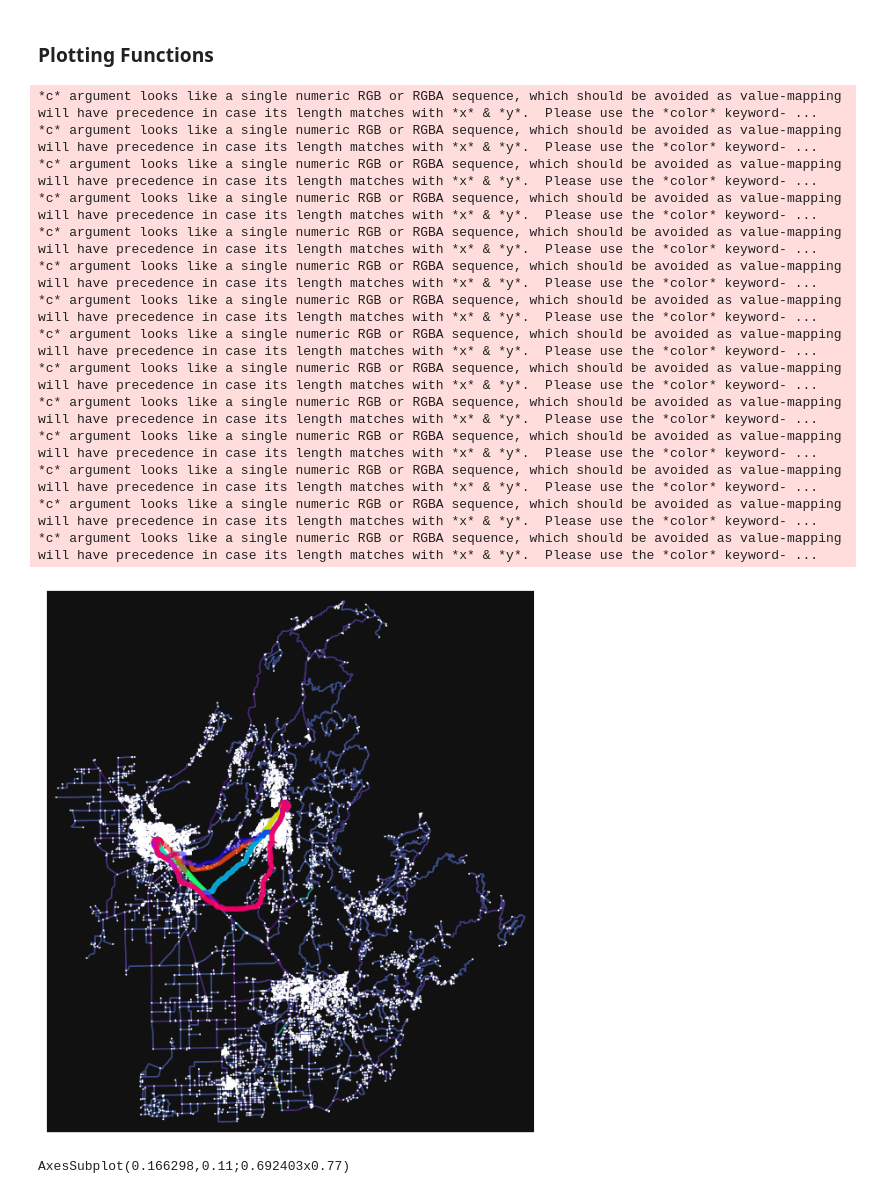
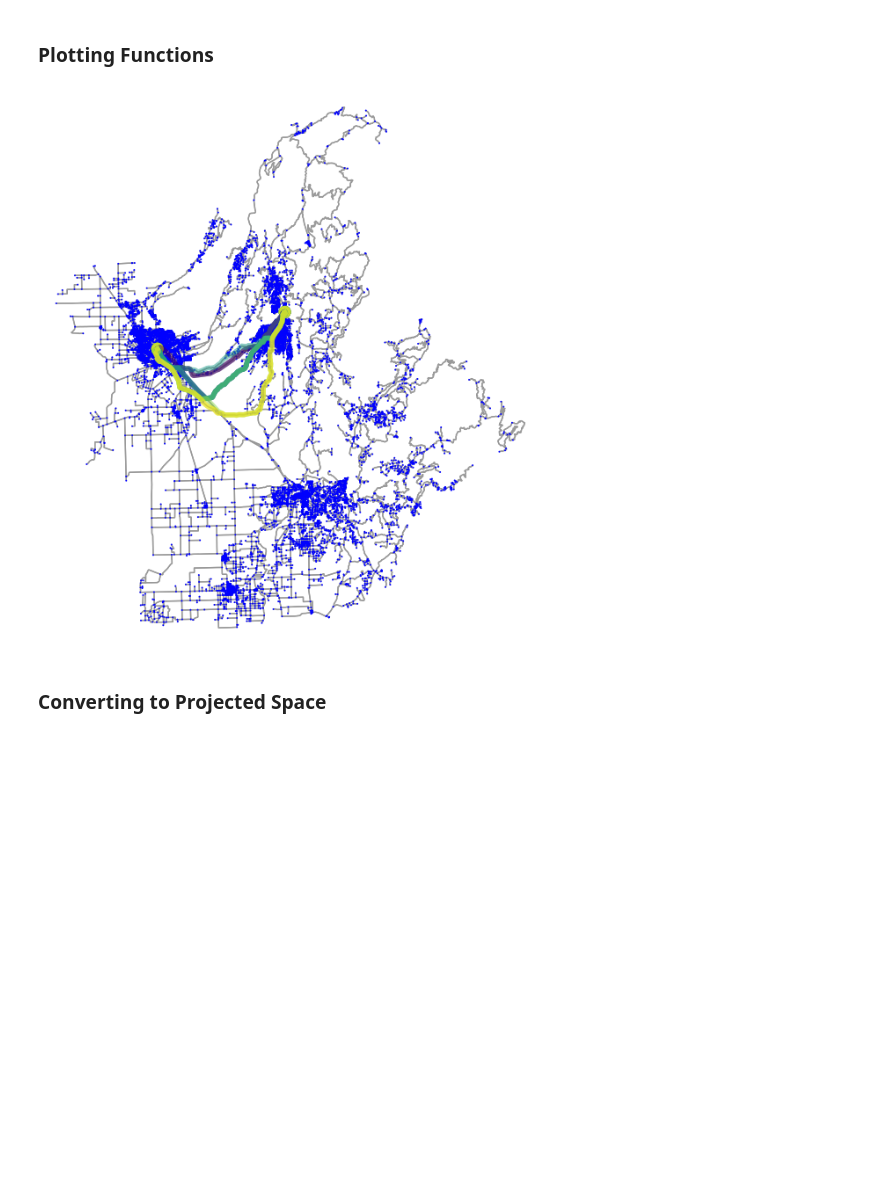
Before and after one commit to DillWithIt77/Fire_Evac_F22, a Jupyter notebook: Playing With Plots.ipynb, the cells around one changed output. Cells and saved outputs as stored; diff of their text form; code cells hidden in the pictures; blank space fills up the shorter version.

Commit message:
progress towards overlaying plot

```diff
--- a/Playing With Plots.ipynb
+++ b/Playing With Plots.ipynb
@@ -220,25 +223,9 @@ def plot_s_t_paths(sp_list,G):
     return (fig, ax)
-# %%
-###plot routes found from GAP
-fig,ax = plot_s_t_paths(paths, net_original)
-# plt.show()
-# %% [output]
-*c* argument looks like a single numeric RGB or RGBA sequence, which should be avoided as value-mapping will have precedence in case its length matches with *x* & *y*.  Please use the *color* keyword- ...
-*c* argument looks like a single numeric RGB or RGBA sequence, which should be avoided as value-mapping will have precedence in case its length matches with *x* & *y*.  Please use the *color* keyword- ...
-*c* argument looks like a single numeric RGB or RGBA sequence, which should be avoided as value-mapping will have precedence in case its length matches with *x* & *y*.  Please use the *color* keyword- ...
-*c* argument looks like a single numeric RGB or RGBA sequence, which should be avoided as value-mapping will have precedence in case its length matches with *x* & *y*.  Please use the *color* keyword- ...
-*c* argument looks like a single numeric RGB or RGBA sequence, which should be avoided as value-mapping will have precedence in case its length matches with *x* & *y*.  Please use the *color* keyword- ...
-*c* argument looks like a single numeric RGB or RGBA sequence, which should be avoided as value-mapping will have precedence in case its length matches with *x* & *y*.  Please use the *color* keyword- ...
-*c* argument looks like a single numeric RGB or RGBA sequence, which should be avoided as value-mapping will have precedence in case its length matches with *x* & *y*.  Please use the *color* keyword- ...
-*c* argument looks like a single numeric RGB or RGBA sequence, which should be avoided as value-mapping will have precedence in case its length matches with *x* & *y*.  Please use the *color* keyword- ...
-*c* argument looks like a single numeric RGB or RGBA sequence, which should be avoided as value-mapping will have precedence in case its length matches with *x* & *y*.  Please use the *color* keyword- ...
-*c* argument looks like a single numeric RGB or RGBA sequence, which should be avoided as value-mapping will have precedence in case its length matches with *x* & *y*.  Please use the *color* keyword- ...
-*c* argument looks like a single numeric RGB or RGBA sequence, which should be avoided as value-mapping will have precedence in case its length matches with *x* & *y*.  Please use the *color* keyword- ...
-*c* argument looks like a single numeric RGB or RGBA sequence, which should be avoided as value-mapping will have precedence in case its length matches with *x* & *y*.  Please use the *color* keyword- ...
-*c* argument looks like a single numeric RGB or RGBA sequence, which should be avoided as value-mapping will have precedence in case its length matches with *x* & *y*.  Please use the *color* keyword- ...
-*c* argument looks like a single numeric RGB or RGBA sequence, which should be avoided as value-mapping will have precedence in case its length matches with *x* & *y*.  Please use the *color* keyword- ...
-[figure, removed]
-# %%
-ax.plot()
-# %% [output]
-AxesSubplot(0.166298,0.11;0.692403x0.77)
+# %%
+# fig,ax = plot_s_t_paths_v2(paths, net_original)
+cl = np.array(ox.plot.get_colors(len(paths),return_hex = True))
+fig,ax=ox.plot_graph_routes(net_original, paths, route_colors=cl, route_linewidth=6, node_size=2,bgcolor='w',node_color='b',show=False, close=False)
+points_proj.plot(ax=ax, markersize = 50, color = "red")
+plt.show()
+# %% [output]
+[figure, added]
@@ -244,0 +238,2 @@ AxesSubplot(0.166298,0.11;0.692403x0.77)
+# %% [markdown]
+### Converting to Projected Space
```
Also changed, not shown: parts of 7 cells of this notebook.
